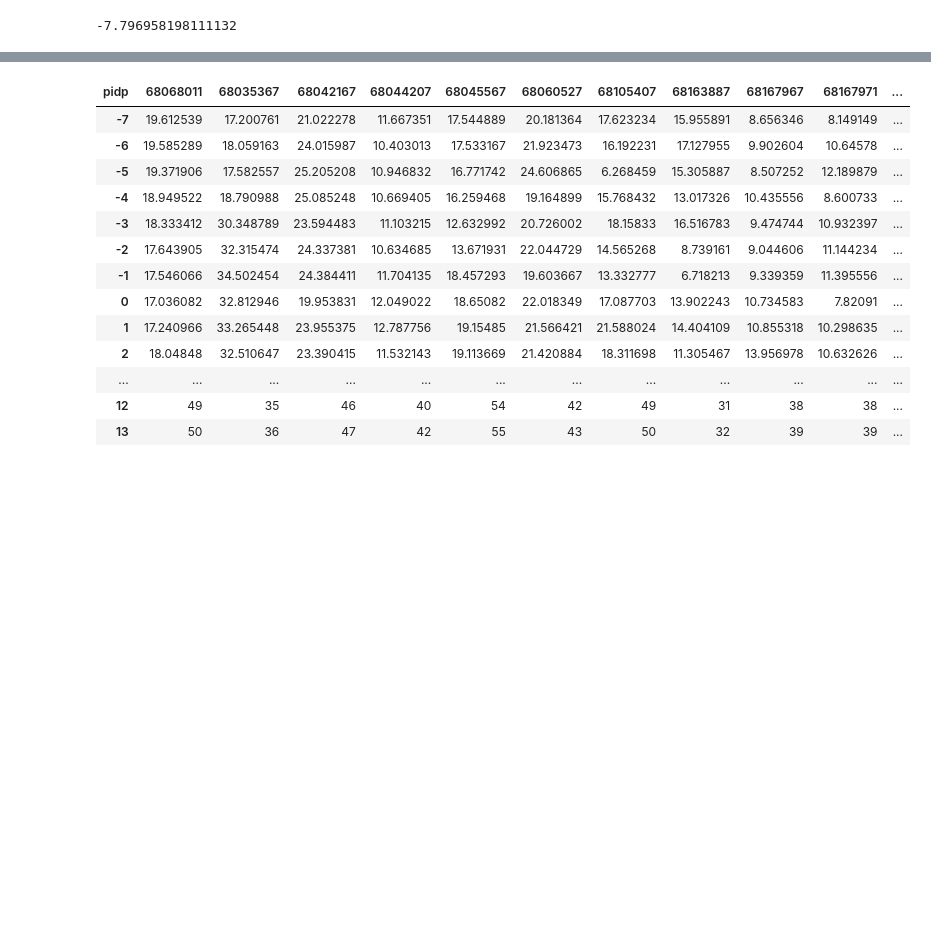
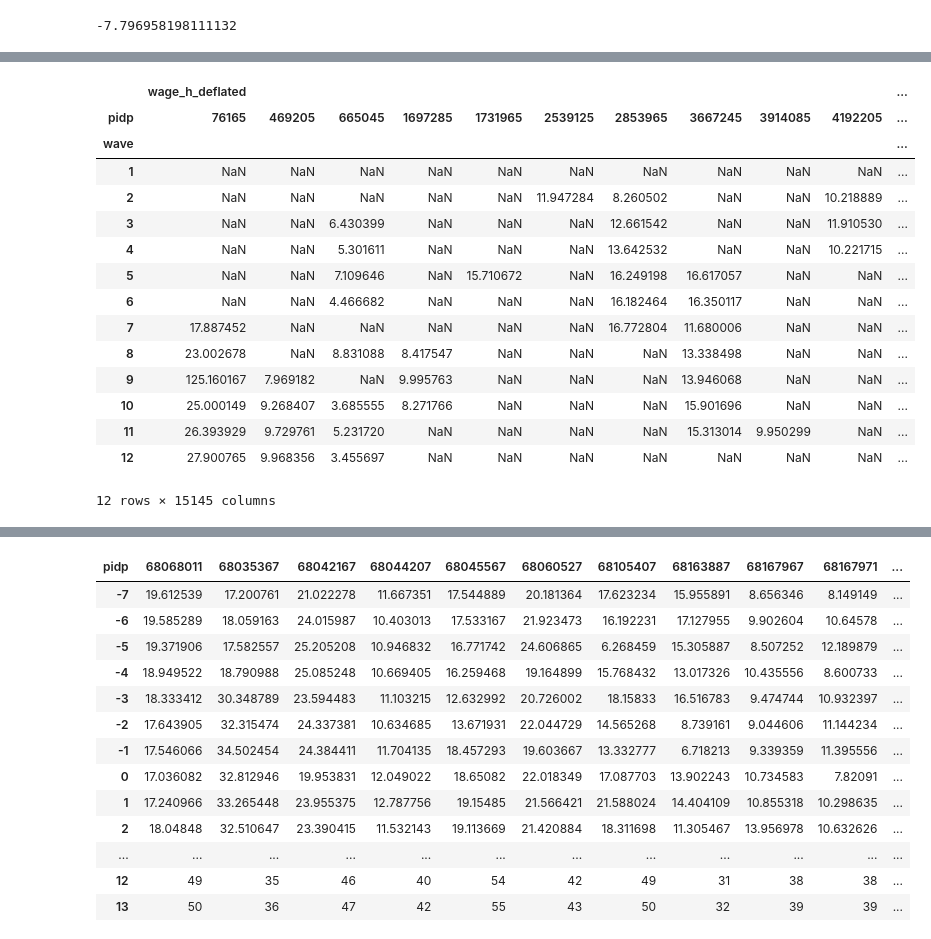
Before and after one commit to centre-for-care/costofcare, a Jupyter notebook: parallalel_isc.ipynb, the cells around one changed output, grey strips where cells are left out. Cells and saved outputs as stored; diff of their text form; code cells hidden in the pictures; blank space fills up the shorter version.

```diff
--- a/parallalel_isc.ipynb
+++ b/parallalel_isc.ipynb
@@ -225,0 +224,19 @@ def get_control_clean(c_data, t_data, features):
+# %%
+controls.pivot_table(index='wave', columns='pidp')[['wage_h_deflated']]
+# %% [output]
+|  | wage_h_deflated |  |  |  |  |  |  |  |  |  | ... |
+| pidp | 76165 | 469205 | 665045 | 1697285 | 1731965 | 2539125 | 2853965 | 3667245 | 3914085 | 4192205 | ... |
+| wave |  |  |  |  |  |  |  |  |  |  | ... |
+| 1 | NaN | NaN | NaN | NaN | NaN | NaN | NaN | NaN | NaN | NaN | ... |
+| 2 | NaN | NaN | NaN | NaN | NaN | 11.947284 | 8.260502 | NaN | NaN | 10.218889 | ... |
+| 3 | NaN | NaN | 6.430399 | NaN | NaN | NaN | 12.661542 | NaN | NaN | 11.910530 | ... |
+| 4 | NaN | NaN | 5.301611 | NaN | NaN | NaN | 13.642532 | NaN | NaN | 10.221715 | ... |
+| 5 | NaN | NaN | 7.109646 | NaN | 15.710672 | NaN | 16.249198 | 16.617057 | NaN | NaN | ... |
+| 6 | NaN | NaN | 4.466682 | NaN | NaN | NaN | 16.182464 | 16.350117 | NaN | NaN | ... |
+| 7 | 17.887452 | NaN | NaN | NaN | NaN | NaN | 16.772804 | 11.680006 | NaN | NaN | ... |
+| 8 | 23.002678 | NaN | 8.831088 | 8.417547 | NaN | NaN | NaN | 13.338498 | NaN | NaN | ... |
+| 9 | 125.160167 | 7.969182 | NaN | 9.995763 | NaN | NaN | NaN | 13.946068 | NaN | NaN | ... |
+| 10 | 25.000149 | 9.268407 | 3.685555 | 8.271766 | NaN | NaN | NaN | 15.901696 | NaN | NaN | ... |
+| 11 | 26.393929 | 9.729761 | 5.231720 | NaN | NaN | NaN | NaN | 15.313014 | 9.950299 | NaN | ... |
+| 12 | 27.900765 | 9.968356 | 3.455697 | NaN | NaN | NaN | NaN | NaN | NaN | NaN | ... |
+12 rows × 15145 columns
```
Also changed, not shown: parts of 16 cells of this notebook, 7 other files.
